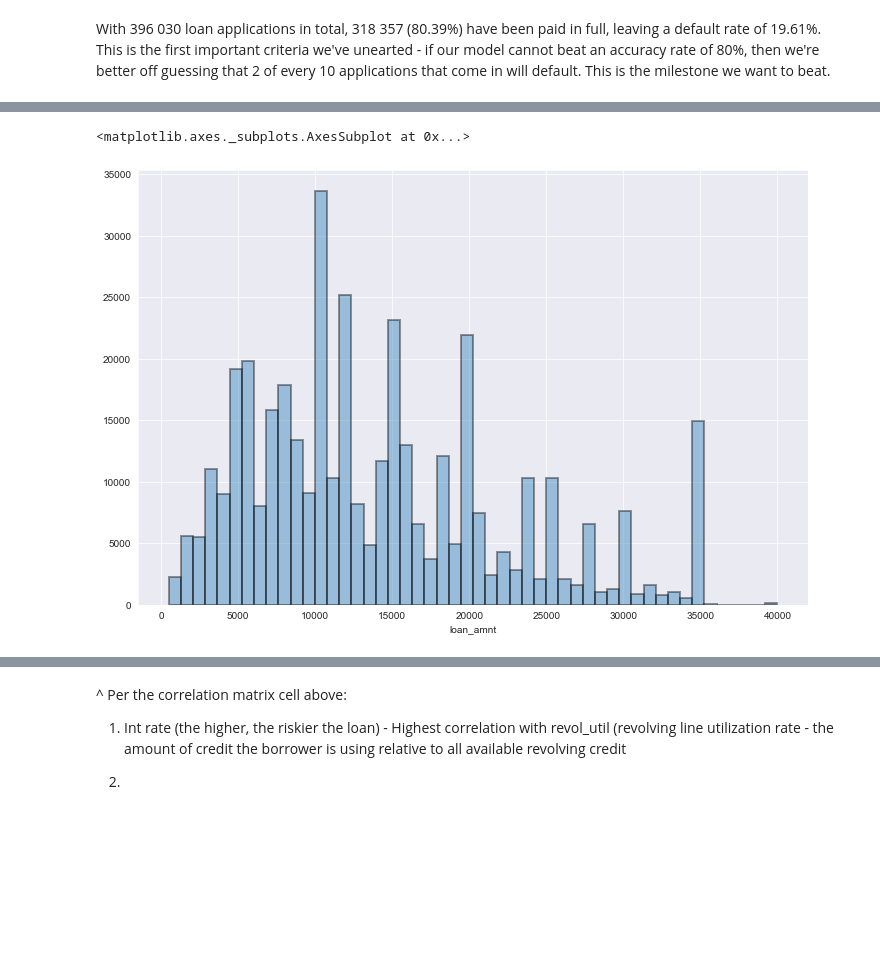
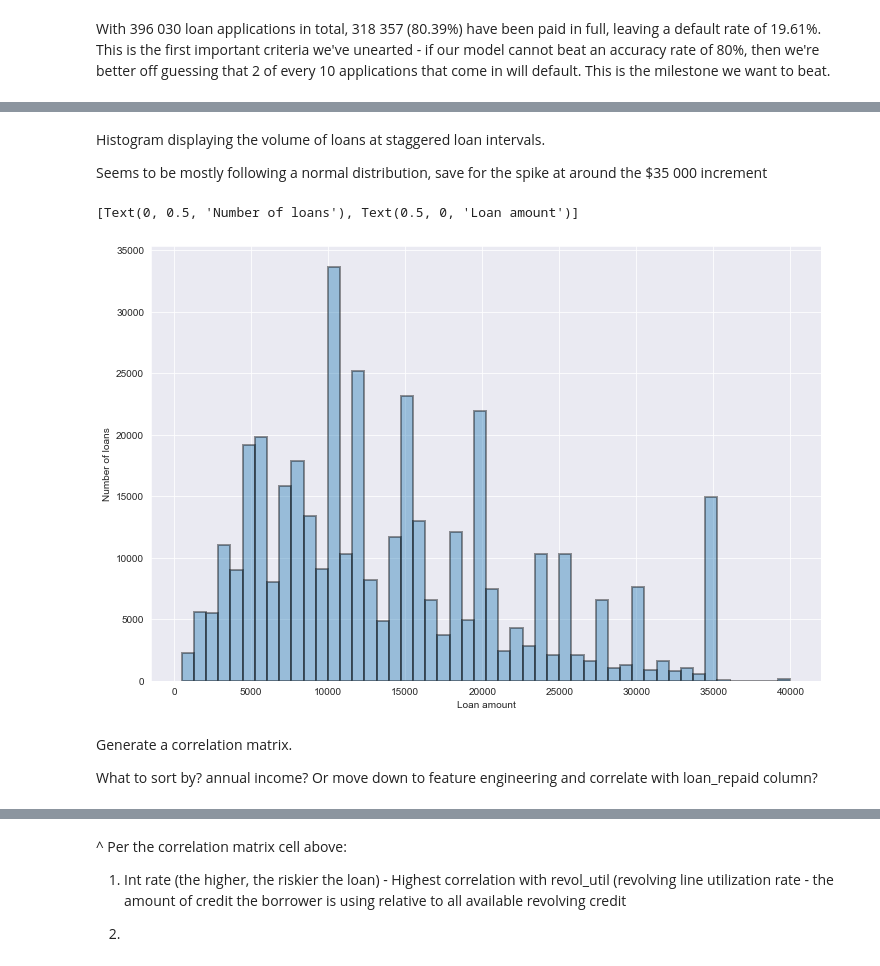
Before and after one commit to sachin-ph/lending-club-default-model, a Jupyter notebook: Project - Lending Club Model.ipynb, the cells around one changed output, grey strips where cells are left out. Drawn from its saved outputs; the diff is of its cells as text; code cells hidden in the pictures; blank space fills up the shorter version.

```diff
--- a/Project - Lending Club Model.ipynb
+++ b/Project - Lending Club Model.ipynb
@@ -113,8 +166,17 @@ sns.countplot(data=df,x='home_ownership')
+# %% [markdown]
+Histogram displaying the volume of loans at staggered loan intervals.
+
+Seems to be mostly following a normal distribution, save for the spike at around the $35 000 increment
 # %%
 plt.figure(figsize=(12,8))
 
-sns.distplot(df['loan_amnt'],kde=False, hist_kws=dict(edgecolor="k", linewidth=2))
+ax = sns.distplot(df['loan_amnt'],kde=False, hist_kws=dict(edgecolor="k", linewidth=2))
+ax.set(xlabel='Loan amount', ylabel='Number of loans')
 # %% [output]
-<matplotlib.axes._subplots.AxesSubplot at 0x...>
+[Text(0, 0.5, 'Number of loans'), Text(0.5, 0, 'Loan amount')]
-[figure, old version]
+[figure, new version]
+# %% [markdown]
+Generate a correlation matrix.
+
+What to sort by? annual income? Or move down to feature engineering and correlate with loan_repaid column?
 # %%
```
Also changed, not shown: parts of 20 cells of this notebook.
